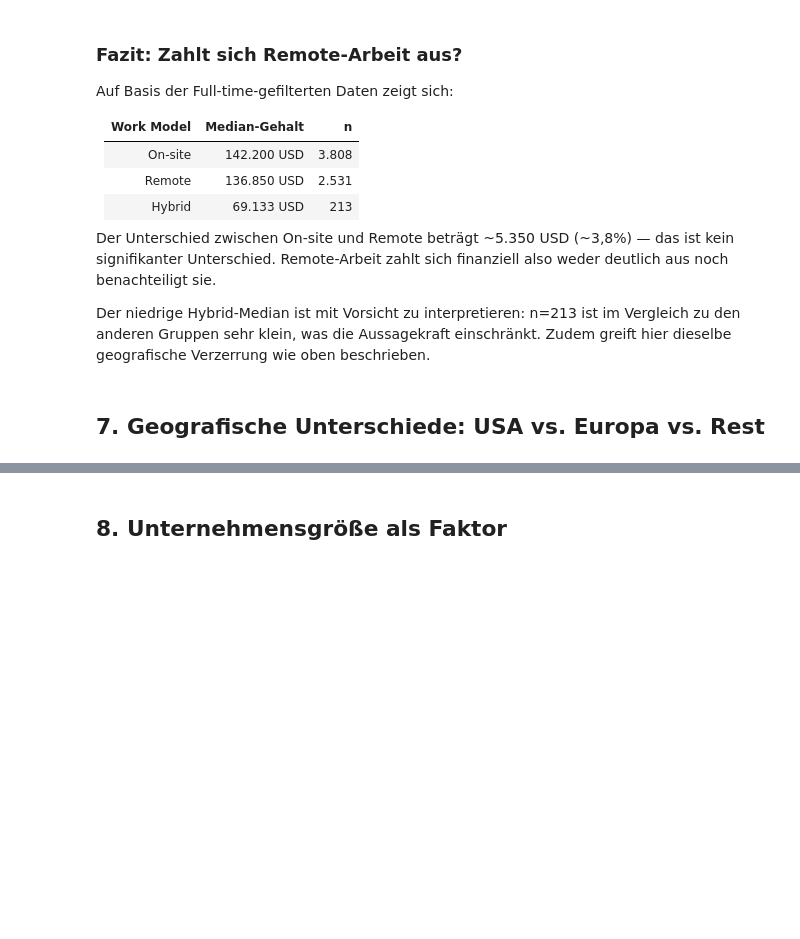
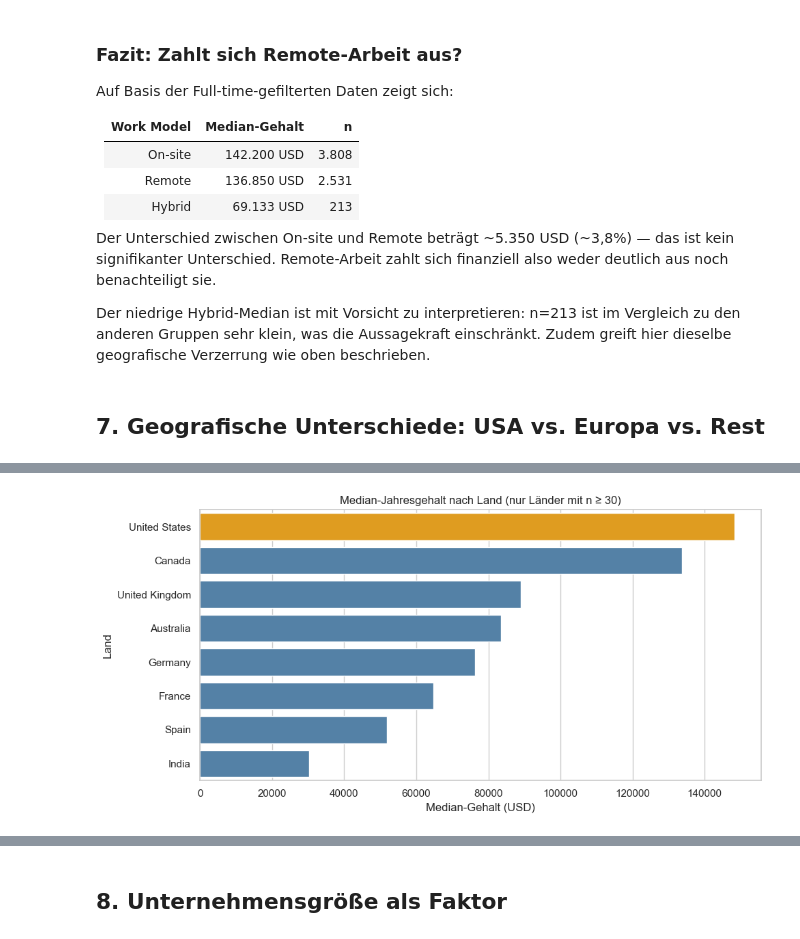
Before and after one commit to soribge/ds-salaries-eda, a Jupyter notebook: notebooks/analysis.ipynb, the cells around one changed output, grey strips where cells are left out. Drawn from its saved outputs; the diff is of its cells as text; code cells hidden in the pictures; blank space fills up the shorter version.

```diff
--- a/notebooks/analysis.ipynb
+++ b/notebooks/analysis.ipynb
@@ -469,0 +573,38 @@ Zudem greift hier dieselbe geografische Verzerrung wie oben beschrieben.
+# %%
+# Top-Länder mit ≥ 30 Einträgen
+country_counts = df['company_location'].value_counts()
+top_countries = country_counts[country_counts >= 30].index
+
+df_top = df[df['company_location'].isin(top_countries)]
+
+salary_by_country = (df_top
+    .groupby('company_location')['salary_in_usd']
+    .agg(count='count', median='median')
+    .round({'median': 0})
+    .sort_values('median', ascending=False)
+    .reset_index()
+)
+
+fig, ax = plt.subplots(figsize=(10, 5))
+
+colors = ['orange' if c == 'United States' else 'steelblue'
+          for c in salary_by_country['company_location']]
+
+sns.barplot(
+    data=salary_by_country,
+    x='median',
+    y='company_location',
+    palette=colors,
+    hue='company_location',
+    legend=False,
+    ax=ax
+)
+
+ax.set_title('Median-Jahresgehalt nach Land (nur Länder mit n ≥ 30)')
+ax.set_xlabel('Median-Gehalt (USD)')
+ax.set_ylabel('Land')
+
+plt.tight_layout()
+plt.show()
+# %% [output]
+[figure, added]
```
Also changed, not shown: parts of 16 cells of this notebook.
